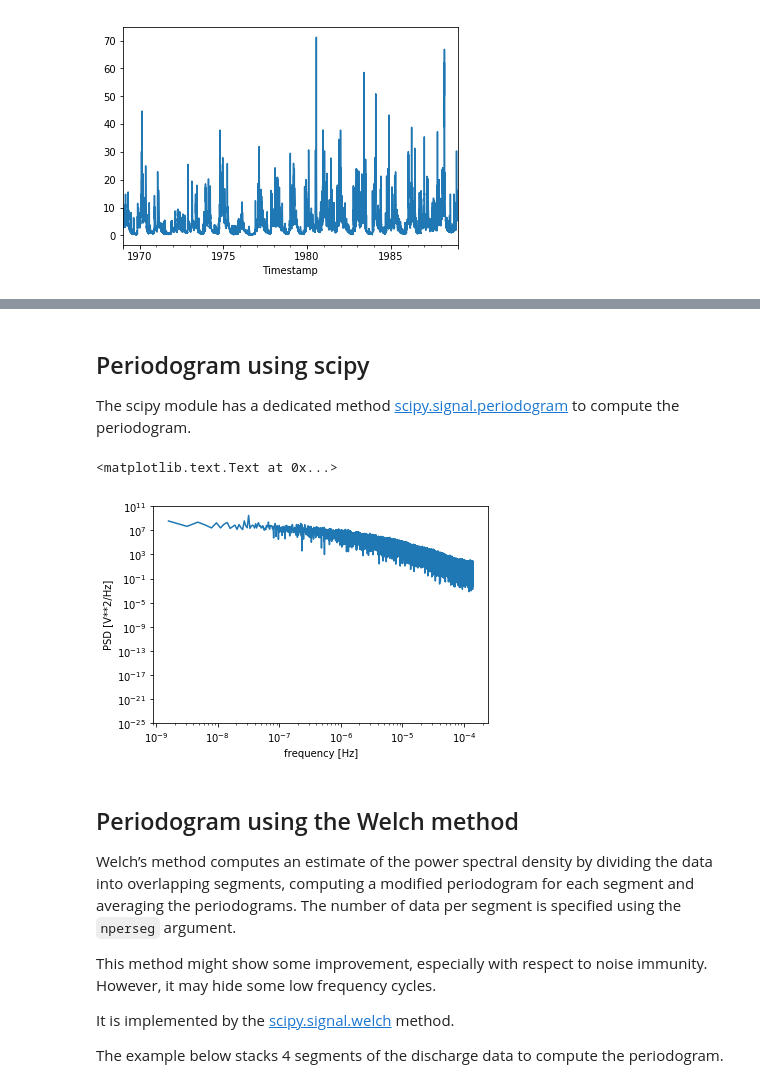
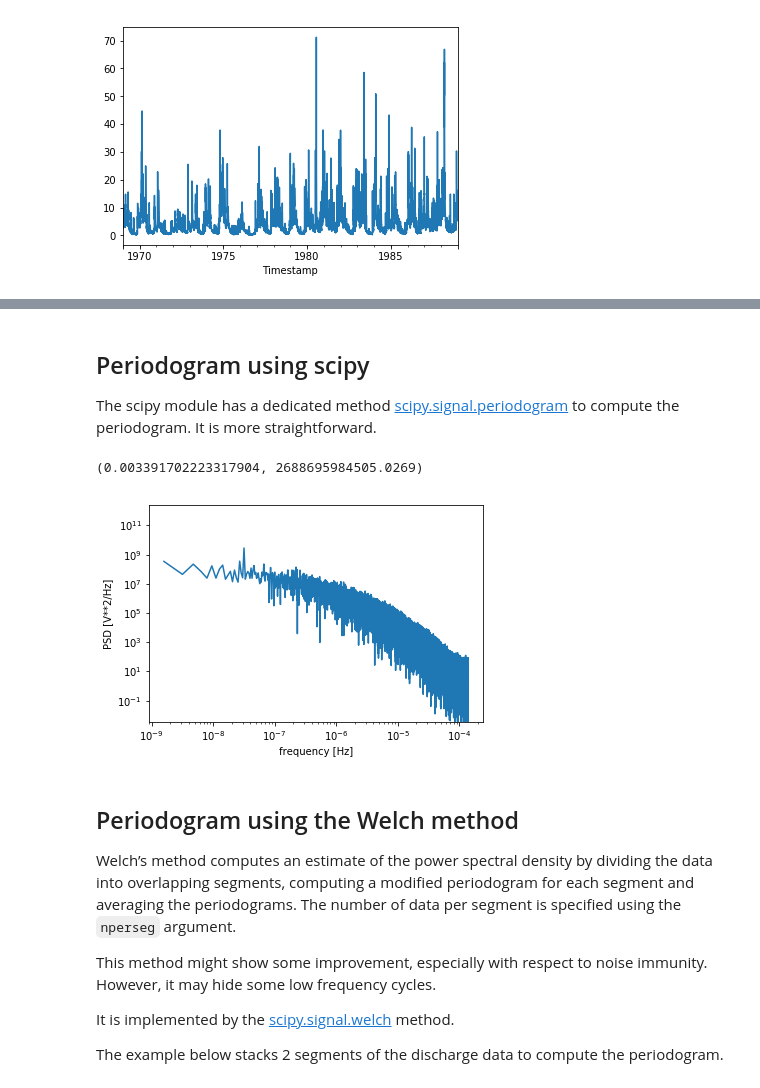
Before and after one commit to GERUlab/python-recipes, a Jupyter notebook: signal-processing/scipy-periodogram.ipynb, the cells around one changed output, grey strips where cells are left out. Saved outputs shown, nothing was run; the diff lists cells and outputs as text; code cells hidden in the pictures.

```diff
--- a/signal-processing/scipy-periodogram.ipynb
+++ b/signal-processing/scipy-periodogram.ipynb
@@ -69,7 +92,14 @@ time_step = 60*60 # 1 hour is 60 * 60 sec
 # retrieve sampled frequencies
 freqs = np.fft.fftfreq(discharge.values.size, time_step)
 # get index of sorted frequencies in ascending order
+idx = np.argwhere(freqs > 0)
 idx = np.argsort(freqs)
 # perform the plot
-plt.semilogx(freqs[idx], ps[idx])
+plt.loglog(freqs[idx], ps[idx])
+plt.xlabel('frequency [Hz]')
+plt.ylabel('PSD [V**2/Hz]')
+
+# storing plot limits for comparison
+xlim = plt.xlim()
+ylim = plt.ylim()
 # %% [output]
@@ -78,16 +112,18 @@ plt.semilogx(freqs[idx], ps[idx])
 # %% [markdown]
 ## Periodogram using scipy
 
-The scipy module has a dedicated method [scipy.signal.periodogram](https://docs.scipy.org/doc/scipy-0.13.0/reference/generated/scipy.signal.periodogram.html) to compute the periodogram.
+The scipy module has a dedicated method [scipy.signal.periodogram](https://docs.scipy.org/doc/scipy-0.13.0/reference/generated/scipy.signal.periodogram.html) to compute the periodogram. It is more straightforward.
 # %%
 freq = 1./(60*60)
-f, Pxx_den = signal.periodogram(discharge.values, freq)
+f, Pxx_den = signal.periodogram(discharge, freq)
 plt.loglog(f, Pxx_den)
 plt.xlabel('frequency [Hz]')
 plt.ylabel('PSD [V**2/Hz]')
+plt.xlim(xlim)
+plt.ylim(ylim)
 # %% [output]
-<matplotlib.text.Text at 0x...>
+(0.003391702223317904, 2688695984505.0269)
-[figure, old version]
+[figure, new version]
 # %% [markdown]
 ## Periodogram using the Welch method
 
@@ -97,5 +133,5 @@ This method might show some improvement, especially with respect to noise immuni
 
 It is implemented by the [scipy.signal.welch](https://docs.scipy.org/doc/scipy-0.13.0/reference/generated/scipy.signal.welch.html#scipy.signal.welch) method.
 
-The example below stacks 4 segments of the discharge data to compute the periodogram.
+The example below stacks 2 segments of the discharge data to compute the periodogram.
 # %%
```
Also changed, not shown: parts of 12 cells of this notebook.
